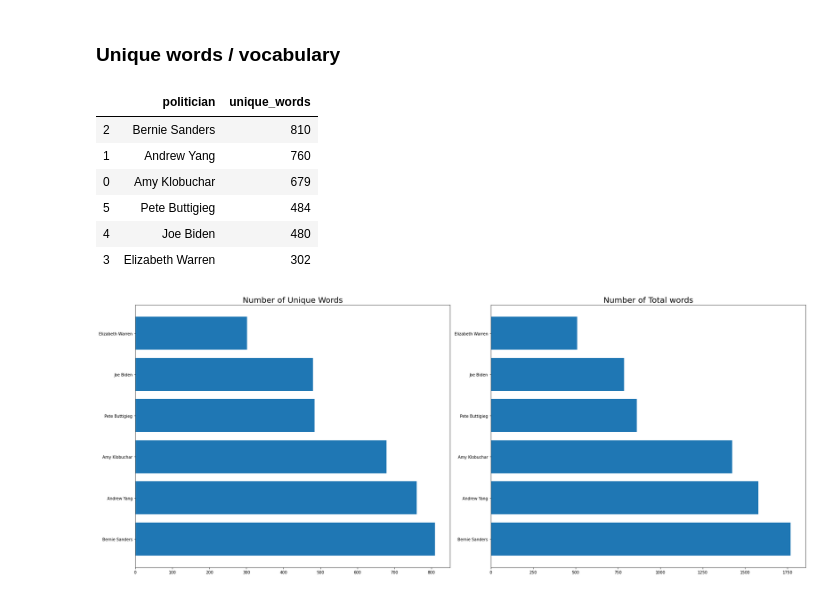
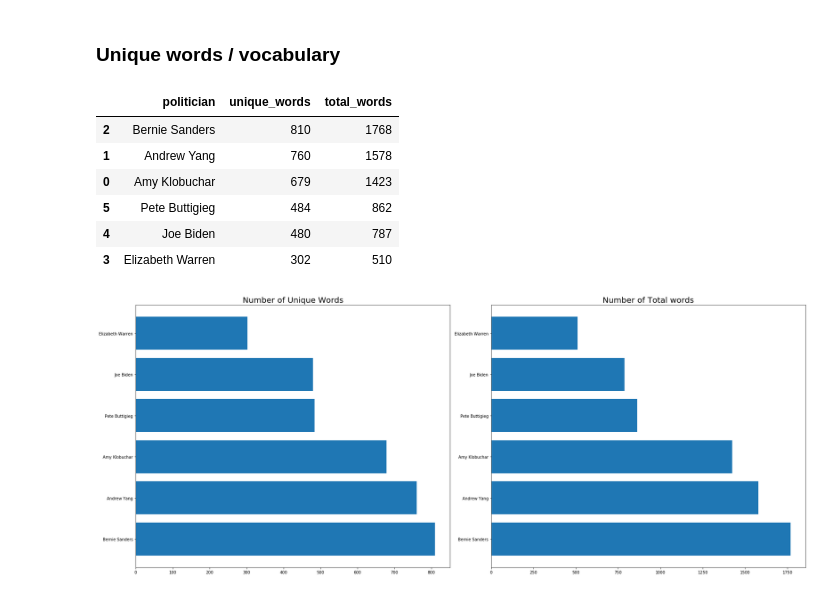
Before and after one commit to WSHuusfeldt/PythonSem4Eksamen, a Jupyter notebook: test.ipynb, the cells around one changed output. Cells and saved outputs as stored; diff of their text form; code cells hidden in the pictures.

```diff
--- a/test.ipynb
+++ b/test.ipynb
@@ -285,26 +303,26 @@ Index(['many of', 'how many', 'dc', 'truck', 'of you', 'many', 'the country',
 # %%
 list_words = []
 total_list = []
 
 for dem in data.columns:
     uniques = data[dem].to_numpy().nonzero()[0].size
     list_words.append(uniques)
     totals = sum(data[dem])
     total_list.append(totals)
 
 data_words = pd.DataFrame(list(zip(democrats, list_words)), columns=['politician', 'unique_words'])
 data_unique_sort = data_words.sort_values(by='unique_words', ascending=False)
 data_words['total_words'] = total_list
 data_total_sort = data_words.sort_values(by='total_words', ascending=False)
-data_unique_sort
+data_total_sort
 # %% [output]
-|  | politician | unique_words |
-| 2 | Bernie Sanders | 810 |
-| 1 | Andrew Yang | 760 |
-| 0 | Amy Klobuchar | 679 |
-| 5 | Pete Buttigieg | 484 |
-| 4 | Joe Biden | 480 |
-| 3 | Elizabeth Warren | 302 |
+|  | politician | unique_words | total_words |
+| 2 | Bernie Sanders | 810 | 1768 |
+| 1 | Andrew Yang | 760 | 1578 |
+| 0 | Amy Klobuchar | 679 | 1423 |
+| 5 | Pete Buttigieg | 484 | 862 |
+| 4 | Joe Biden | 480 | 787 |
+| 3 | Elizabeth Warren | 302 | 510 |
 # %%
 import numpy as np
 
```
Also changed, not shown: parts of 4 cells of this notebook, 5 other files.
